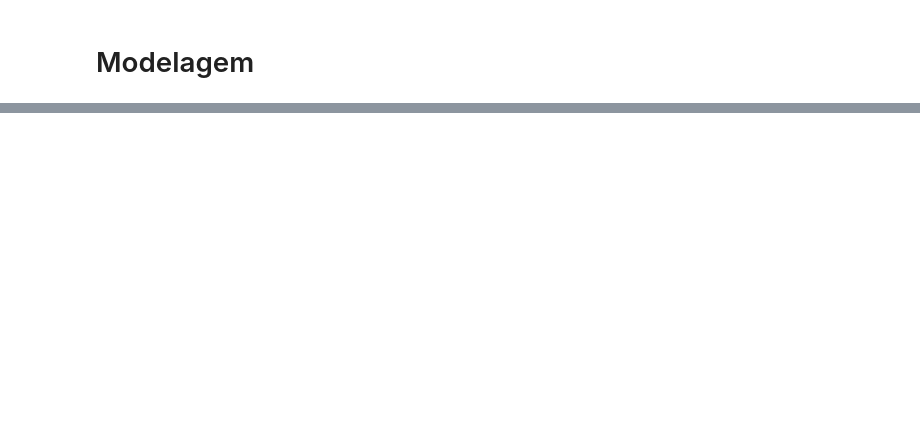
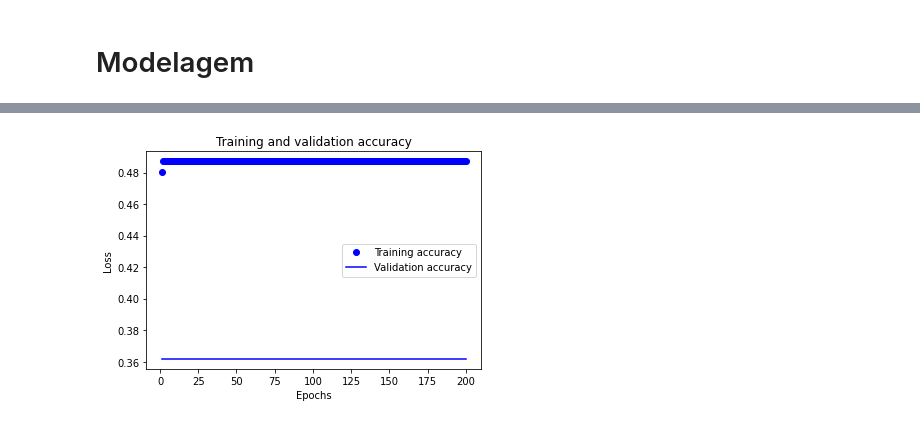
Before and after one commit to htsnet/automacao-de-negocios, a Jupyter notebook: Automacao_de_Negocios_Mes_Seguinte_Escondido.ipynb, the cells around one changed output, grey strips where cells are left out. Saved outputs shown, nothing was run; the diff lists cells and outputs as text; code cells hidden in the pictures; blank space fills up the shorter version.

```diff
--- a/Automacao_de_Negocios_Mes_Seguinte_Escondido.ipynb
+++ b/Automacao_de_Negocios_Mes_Seguinte_Escondido.ipynb
@@ -169,0 +206,3 @@ valoresPrevistos = model.predict(X_test)
+# %%
+#fit modelo
+model.fit(X_train, y_train.values.ravel())
@@ -169,0 +230,10 @@ valoresPrevistos = model.predict(X_test)
+# %%
+#faz a função para gerar modelo 4 com rede neural Keras
+model = keras.Sequential([
+    keras.layers.Dense(128, activation='relu'),
+    keras.layers.Dense(10, activation='softmax')
+])
+model.compile(optimizer='adam',
+              loss='sparse_categorical_crossentropy',
+              metrics=['accuracy'])
+model.fit(X_train, y_train, epochs=10)
@@ -169,0 +266,13 @@ valoresPrevistos = model.predict(X_test)
+# %%
+#faz a função para gerar modelo 5 com rede neural keras
+model = Sequential()
+model.add(Dense(288, activation='relu', input_dim=77))
+model.add(Dense(288, activation='relu'))
+model.add(Dense(144, activation='relu'))
+model.add(Dense(144, activation='relu'))
+model.add(Dense(units=1, activation='sigmoid'))
+model.summary()
+model.compile(optimizer='rmsprop', loss='binary_crossentropy',
+metrics=['accuracy'])
+
+history = model.fit(X_train, y_train, epochs=200, batch_size=500, validation_data=(X_test, y_test))
@@ -169,0 +297,11 @@ valoresPrevistos = model.predict(X_test)
+# %%
+epochs = range(1, len(history.history['accuracy']) + 1)
+plt.plot(epochs, history.history['accuracy'], 'bo', label='Training accuracy')
+plt.plot(epochs, history.history['val_accuracy'], 'b', label='Validation accuracy')
+plt.title('Training and validation accuracy')
+plt.xlabel('Epochs')
+plt.ylabel('Loss')
+plt.legend()
+plt.show()
+# %% [output]
+[figure, added]
```
Also changed, not shown: parts of 37 cells of this notebook.
